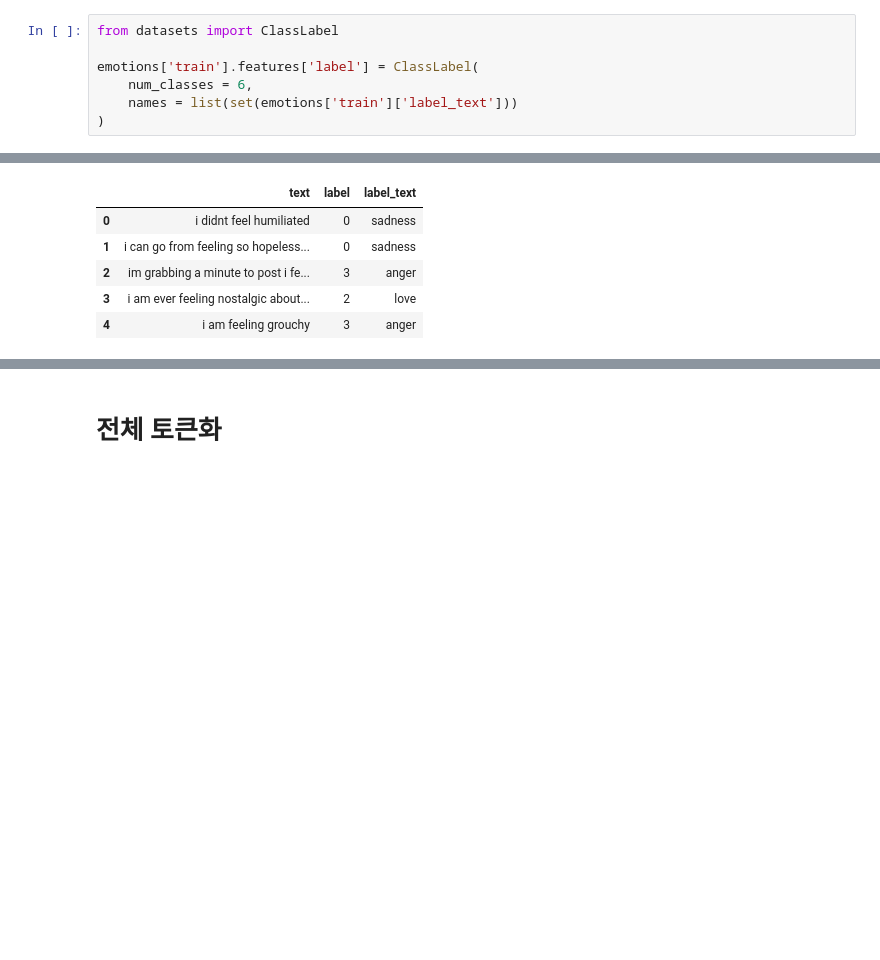
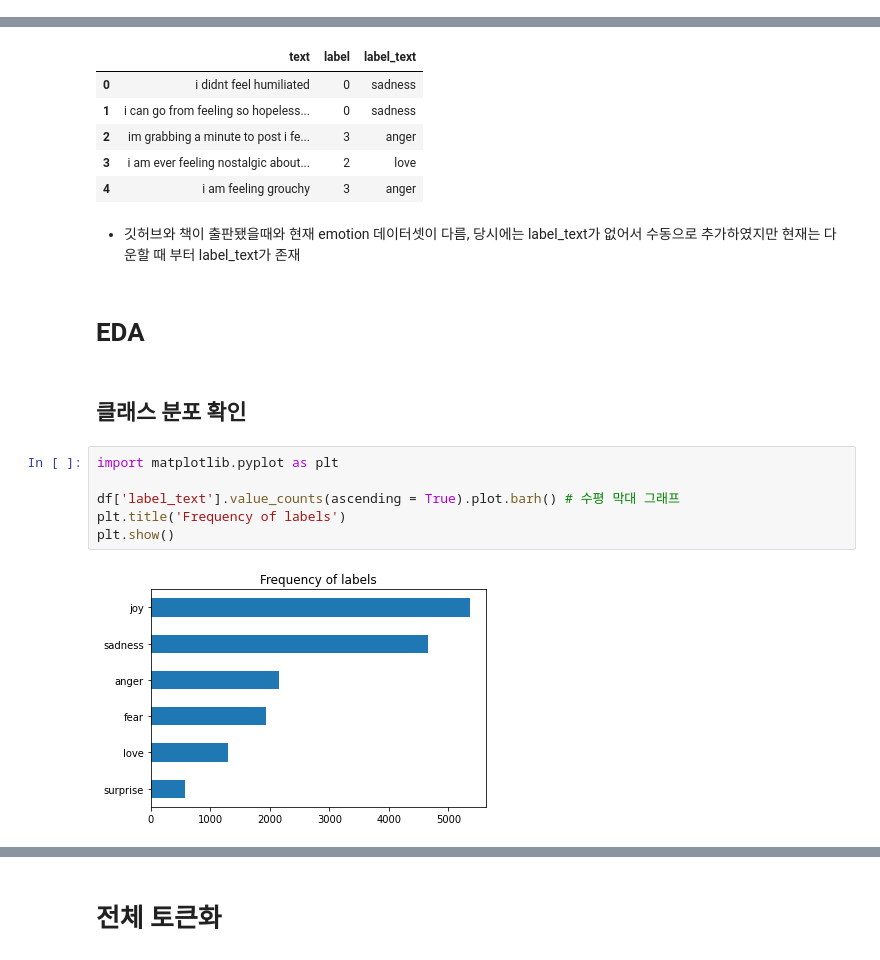
Before and after one commit to hr1588/NLP, a Jupyter notebook: nlp_ch2.ipynb, the cells around one changed output, grey strips where cells are left out. Saved outputs shown, nothing was run; the diff lists cells and outputs as text; blank space fills up the shorter version.

```diff
--- a/nlp_ch2.ipynb
+++ b/nlp_ch2.ipynb
@@ -66,7 +67,0 @@ DatasetDict({
-# %%
-from datasets import ClassLabel
-
-emotions['train'].features['label'] = ClassLabel(
-    num_classes = 6,
-    names = list(set(emotions['train']['label_text']))
-)
@@ -108,3 +116,17 @@ df.head()
 | 2 | im grabbing a minute to post i fe... | 3 | anger |
 | 3 | i am ever feeling nostalgic about... | 2 | love |
 | 4 | i am feeling grouchy | 3 | anger |
+# %% [markdown]
+- 깃허브와 책이 출판됐을때와 현재 emotion 데이터셋이 다름, 당시에는 label_text가 없어서 수동으로 추가하였지만 현재는 다운할 때 부터 label_text가 존재
+# %% [markdown]
+# EDA
+# %% [markdown]
+## 클래스 분포 확인
+# %%
+import matplotlib.pyplot as plt
+
+df['label_text'].value_counts(ascending = True).plot.barh() # 수평 막대 그래프
+plt.title('Frequency of labels')
+plt.show()
+# %% [output]
+[figure, added]
```
Also changed, not shown: parts of 40 cells of this notebook.
